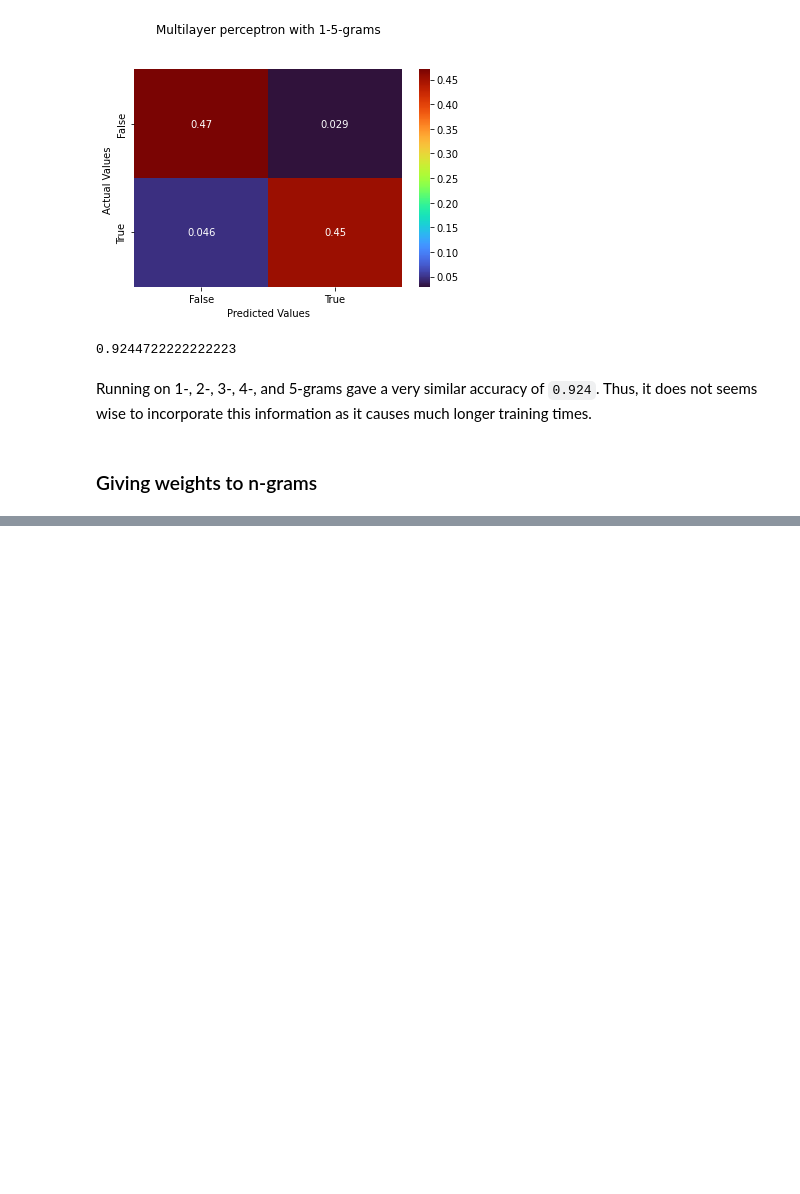
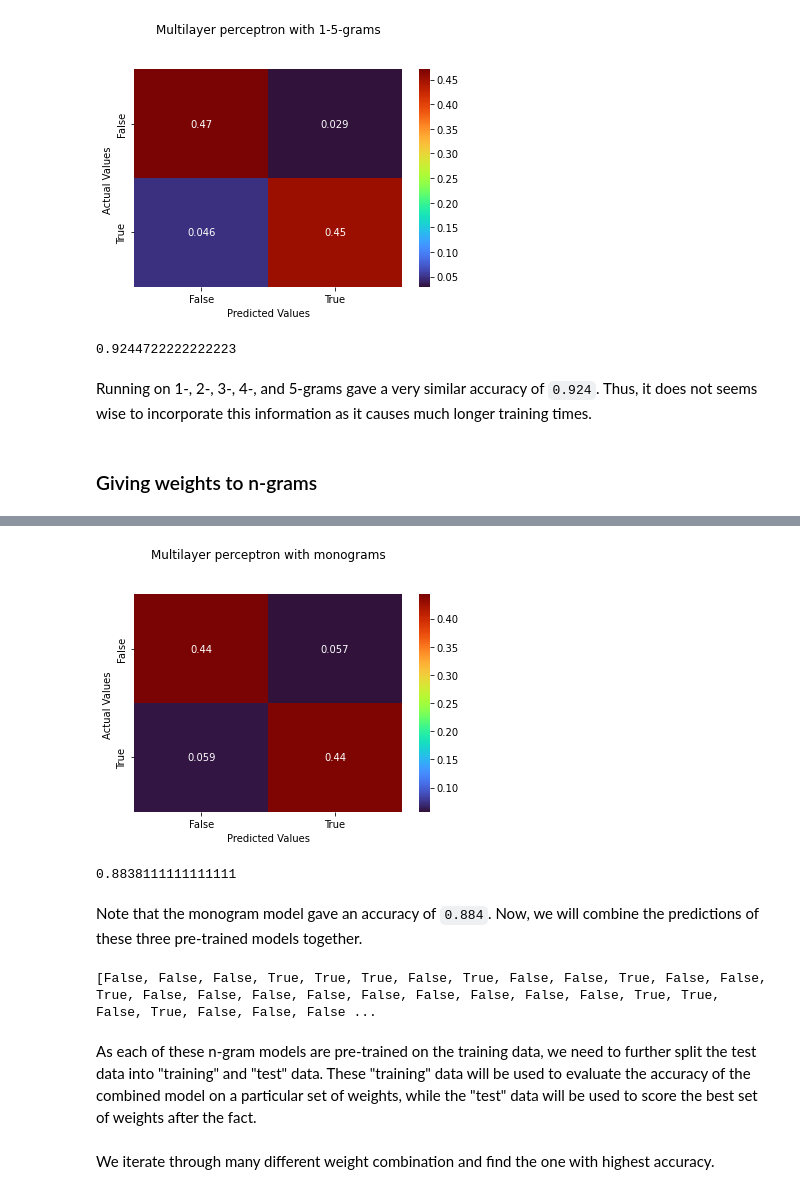
Before and after one commit to maxchristman/comp-562-final-project, a Jupyter notebook: COMP 562 Final Project.ipynb, the cells around one changed output, grey strips where cells are left out. Saved outputs shown, nothing was run; the diff lists cells and outputs as text; code cells hidden in the pictures; blank space fills up the shorter version.

Commit message:
Finished pre-trained weighted n-grams

```diff
--- a/COMP 562 Final Project.ipynb
+++ b/COMP 562 Final Project.ipynb
@@ -561,12 +562,12 @@ Using, 1, 2, and 3-grams, we were able to achieve better accuracy than with any
 # %% [markdown]
 ### Larger multigrams
 # %%
-multigram_vectorizer = CountVectorizer(ngram_range=(1,5))
-multigram_train = multigram_vectorizer.fit_transform(text_train)
-multigram_test = multigram_vectorizer.transform(text_test)
+large_multigram_vectorizer = CountVectorizer(ngram_range=(1,5))
+large_multigram_train = large_multigram_vectorizer.fit_transform(text_train)
+large_multigram_test = large_multigram_vectorizer.transform(text_test)
 # %%
-mlpc_best = MLPClassifier(verbose=True, alpha=.0001)
-mlpc_best.fit(multigram_train, humor_train)
+mlpc_large_multigram_best = MLPClassifier(verbose=True, alpha=.0001)
+mlpc_large_multigram_best.fit(multigram_train, humor_train)
 # %% [output]
 Iteration 1, loss = 0.35516254
 Iteration 2, loss = 0.01459257
@@ -616,0 +609,7 @@ class nGramMLPClassifier():
+# %%
+monogram_vectorizer = CountVectorizer(ngram_range=(1,1))
+monogram_train = monogram_vectorizer.fit_transform(text_train)
+monogram_test = monogram_vectorizer.transform(text_test)
+# %%
+mlpc_monogram_best = MLPClassifier(verbose=True, alpha=.0001)
+mlpc_monogram_best.fit(monogram_train, humor_train)
@@ -616,0 +635,41 @@ class nGramMLPClassifier():
+# %%
+humor_preds = mlpc_monogram_best.predict(monogram_test)
+mlpc_cm = get_cm(humor_preds)
+plot_confusion_matrix(mlpc_cm, "Multilayer perceptron with monograms")
+mlpc_monogram_best.score(monogram_test, humor_test)
+# %% [output]
+[figure, added]
+0.8838111111111111
+# %% [markdown]
+Note that the monogram model gave an accuracy of `0.884`. Now, we will combine the predictions of these three pre-trained models together.
+# %%
+def combination_model(X, monogram_weight=1, bigram_weight=1, trigram_weight=1):
+    monograms = None
+    bigrams = None
+    trigrams = None
+    monograms = monogram_vectorizer.transform(X)
+    bigrams = bigram_vectorizer.transform(X)
+    trigrams = trigram_vectorizer.transform(X)
+
+    monogram_prediction = mlpc_monogram_best.predict(monograms)
+    bigram_prediction = mlpc_bigram_best.predict(bigrams)
+    trigram_prediction = mlpc_trigram_best.predict(trigrams)
+    monogram_ints = [int(b) for b in monogram_prediction]
+    bigram_ints = [int(b) for b in bigram_prediction]
+    trigram_ints = [int(b) for b in trigram_prediction]
+
+    combined_ints = []
+    for i, v in enumerate(monogram_ints):
+        combined_int = np.round((monogram_ints[i]*monogram_weight + bigram_ints[i]*bigram_weight + trigram_ints[i]*trigram_weight)/(monogram_weight + bigram_weight + trigram_weight))
+        combined_ints.append(combined_int)
+
+    combined_predictions = [bool(i) for i in combined_ints]
+    return combined_predictions
+
+
+
+print(combination_model(text_test))
+# %% [output]
+[False, False, False, True, True, True, False, True, False, False, True, False, False, True, False, False, False, False, False, False, False, False, False, True, True, False, True, False, False, False ...
+# %% [markdown]
+As each of these n-gram models are pre-trained on the training data, we need to further split the test data into "training" and "test" data. These "training" data will be used to evaluate the accuracy of the combined model on a particular set of weights, while the "test" data will be used to score the best set of weights after the fact.
@@ -616,0 +686,2 @@ class nGramMLPClassifier():
+# %% [markdown]
+We iterate through many different weight combination and find the one with highest accuracy.
```
Also changed, not shown: parts of 21 cells of this notebook.
